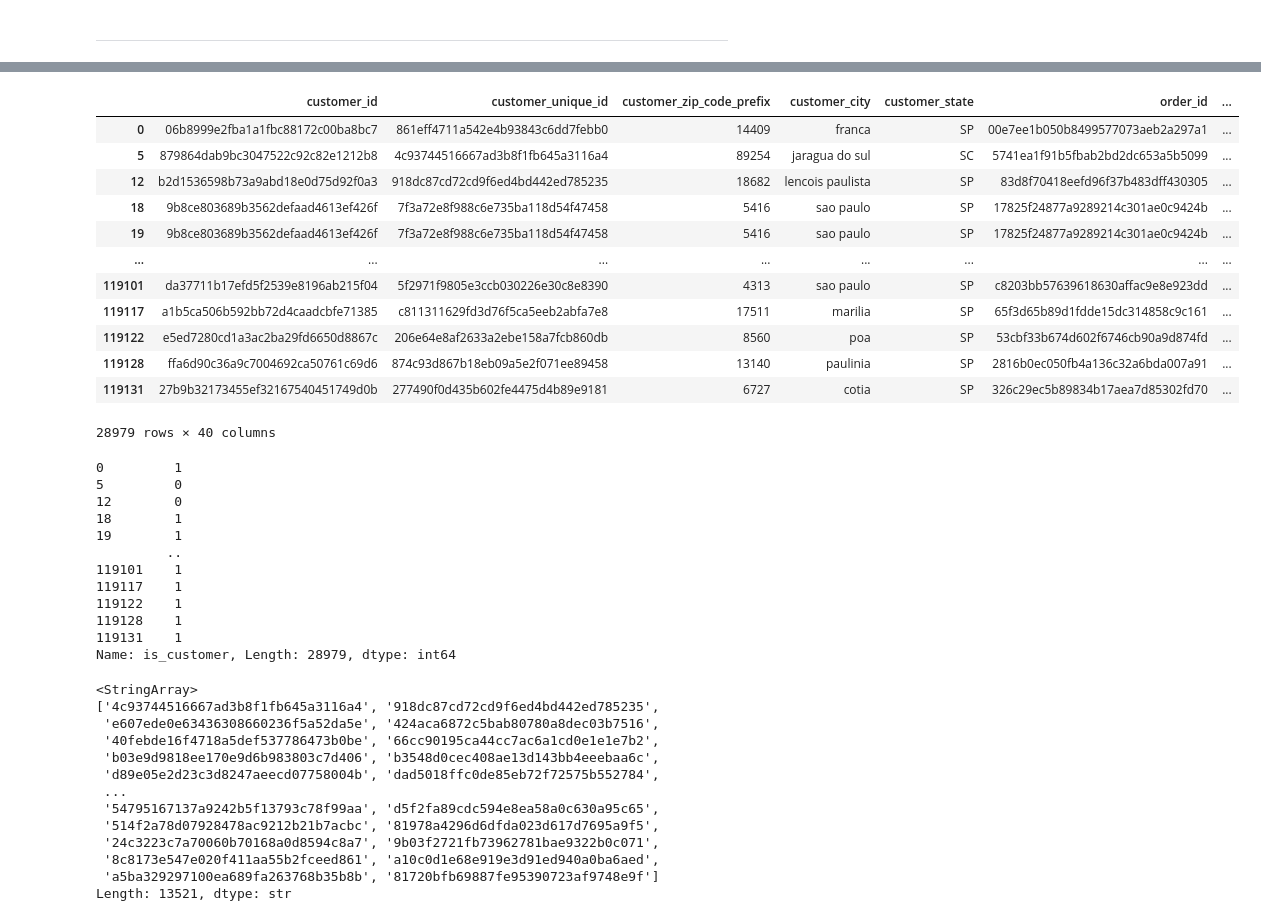
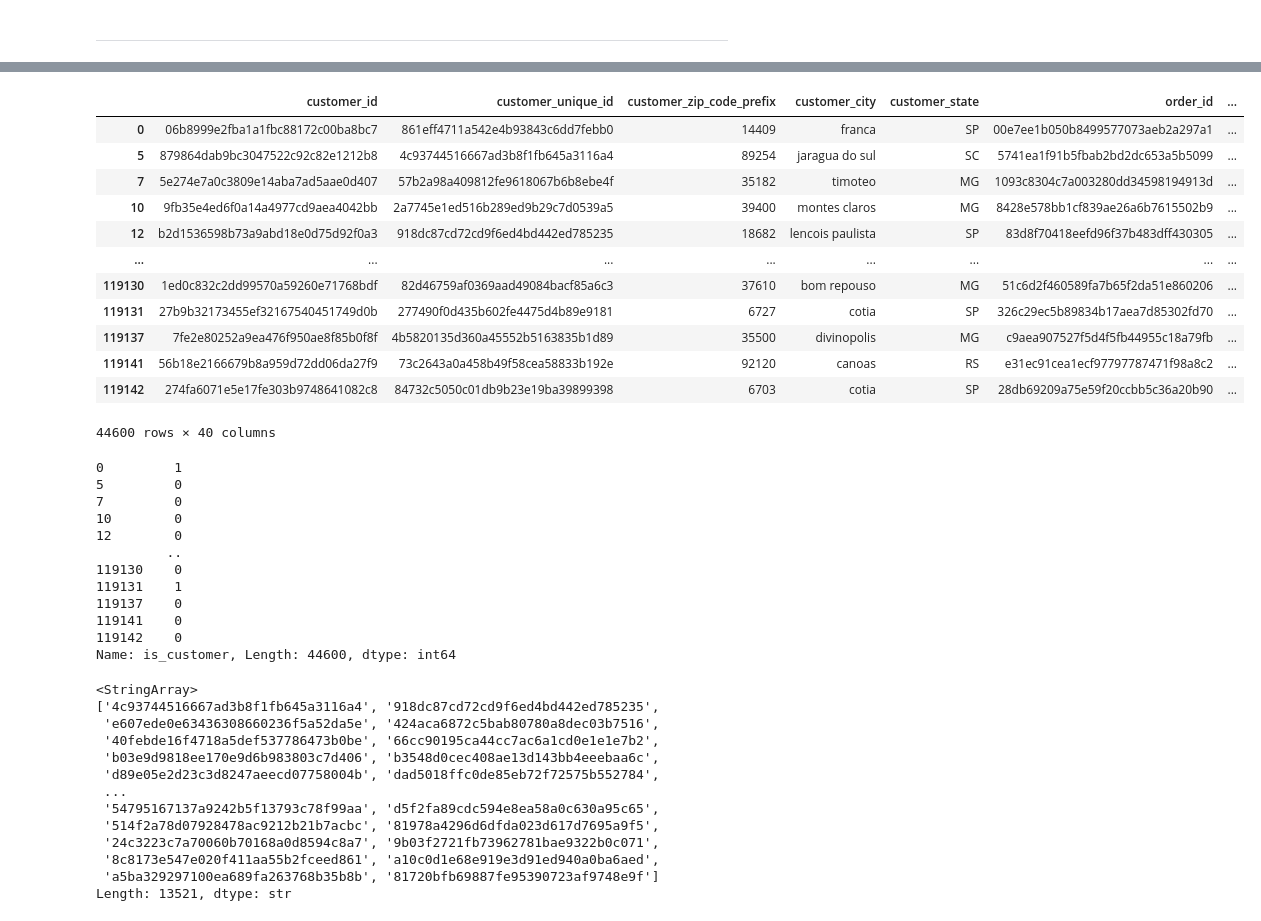
Before and after one commit to SilvanaKoga/tfm-uned-churn, a Jupyter notebook: Notebooks/Training_dataset.ipynb, the cells around one changed output, grey strips where cells are left out. Cells and saved outputs as stored; diff of their text form; code cells hidden in the pictures.

```diff
--- a/Notebooks/Training_dataset.ipynb
+++ b/Notebooks/Training_dataset.ipynb
@@ -470,5 +470,5 @@ Timestamp('2016-12-13 21:15:19')
 # %%
-end_date_one_hundred = one_hundred_days_later + pd.Timedelta(days= CHURN_DAYS)
+end_date_one_hundred_twenty = one_hundred_twenty_days_later + pd.Timedelta(days= CHURN_DAYS)
 
-end_date_one_hundred
+end_date_one_hundred_twenty
 # %% [output]
@@ -593,5 +593,5 @@ dataset_100_df.to_csv(r"C:\Users\Hallen\Documents\mis_cosas\silvana\master\tfm-u
 # %%
-start_date_100_t2 = end_date_one_hundred
+start_date_120_t2 = end_date_one_hundred_twenty
 
-start_date_100_t2
+start_date_120_t2
 # %% [output]
@@ -599,5 +599,5 @@ Timestamp('2017-03-23 21:15:19')
 # %%
-one_hundred_days_later_t2 = start_date_100_t2 + pd.Timedelta(days= CHURN_DAYS)
+one_hundred_twenty_days_later_t2 = start_date_120_t2 + pd.Timedelta(days= CHURN_DAYS)
 
-one_hundred_days_later_t2
+one_hundred_twenty_days_later_t2
 # %% [output]
@@ -605,5 +605,5 @@ Timestamp('2017-07-01 21:15:19')
 # %%
-end_date_one_hundred_t2 = one_hundred_days_later_t2 + pd.Timedelta(days= CHURN_DAYS)
+end_date_one_hundred_twenty_t2 = one_hundred_twenty_days_later_t2 + pd.Timedelta(days= CHURN_DAYS)
 
-end_date_one_hundred_t2
+end_date_one_hundred_twenty_t2
 # %% [output]
@@ -611,39 +611,39 @@ Timestamp('2017-10-09 21:15:19')
 # %%
-obs_100_df_t2 = olist_df[(olist_df["order_purchase_timestamp"]>= start_date_100_t2) & (olist_df["order_purchase_timestamp"] < end_date_one_hundred_t2)]
+obs_120_df_t2 = olist_df[(olist_df["order_purchase_timestamp"]>= start_date_120_t2) & (olist_df["order_purchase_timestamp"] < end_date_one_hundred_twenty_t2)]
 
-obs_100_df_t2
+obs_120_df_t2
 # %% [output]
 |  | customer_id | customer_unique_id | customer_zip_code_prefix | customer_city | customer_state | order_id | ... |
 | 0 | 06b8999e2fba1a1fbc88172c00ba8bc7 | 861eff4711a542e4b93843c6dd7febb0 | 14409 | franca | SP | 00e7ee1b050b8499577073aeb2a297a1 | ... |
 | 5 | 879864dab9bc3047522c92c82e1212b8 | 4c93744516667ad3b8f1fb645a3116a4 | 89254 | jaragua do sul | SC | 5741ea1f91b5fbab2bd2dc653a5b5099 | ... |
+| 7 | 5e274e7a0c3809e14aba7ad5aae0d407 | 57b2a98a409812fe9618067b6b8ebe4f | 35182 | timoteo | MG | 1093c8304c7a003280dd34598194913d | ... |
+| 10 | 9fb35e4ed6f0a14a4977cd9aea4042bb | 2a7745e1ed516b289ed9b29c7d0539a5 | 39400 | montes claros | MG | 8428e578bb1cf839ae26a6b7615502b9 | ... |
 | 12 | b2d1536598b73a9abd18e0d75d92f0a3 | 918dc87cd72cd9f6ed4bd442ed785235 | 18682 | lencois paulista | SP | 83d8f70418eefd96f37b483dff430305 | ... |
-| 18 | 9b8ce803689b3562defaad4613ef426f | 7f3a72e8f988c6e735ba118d54f47458 | 5416 | sao paulo | SP | 17825f24877a9289214c301ae0c9424b | ... |
-| 19 | 9b8ce803689b3562defaad4613ef426f | 7f3a72e8f988c6e735ba118d54f47458 | 5416 | sao paulo | SP | 17825f24877a9289214c301ae0c9424b | ... |
 | ... | ... | ... | ... | ... | ... | ... | ... |
-| 119101 | da37711b17efd5f2539e8196ab215f04 | 5f2971f9805e3ccb030226e30c8e8390 | 4313 | sao paulo | SP | c8203bb57639618630affac9e8e923dd | ... |
-| 119117 | a1b5ca506b592bb72d4caadcbfe71385 | c811311629fd3d76f5ca5eeb2abfa7e8 | 17511 | marilia | SP | 65f3d65b89d1fdde15dc314858c9c161 | ... |
-| 119122 | e5ed7280cd1a3ac2ba29fd6650d8867c | 206e64e8af2633a2ebe158a7fcb860db | 8560 | poa | SP | 53cbf33b674d602f6746cb90a9d874fd | ... |
-| 119128 | ffa6d90c36a9c7004692ca50761c69d6 | 874c93d867b18eb09a5e2f071ee89458 | 13140 | paulinia | SP | 2816b0ec050fb4a136c32a6bda007a91 | ... |
+| 119130 | 1ed0c832c2dd99570a59260e71768bdf | 82d46759af0369aad49084bacf85a6c3 | 37610 | bom repouso | MG | 51c6d2f460589fa7b65f2da51e860206 | ... |
 | 119131 | 27b9b32173455ef32167540451749d0b | 277490f0d435b602fe4475d4b89e9181 | 6727 | cotia | SP | 326c29ec5b89834b17aea7d85302fd70 | ... |
+| 119137 | 7fe2e80252a9ea476f950ae8f85b0f8f | 4b5820135d360a45552b5163835b1d89 | 35500 | divinopolis | MG | c9aea907527f5d4f5fb44955c18a79fb | ... |
+| 119141 | 56b18e2166679b8a959d72dd06da27f9 | 73c2643a0a458b49f58cea58833b192e | 92120 | canoas | RS | e31ec91cea1ecf97797787471f98a8c2 | ... |
+| 119142 | 274fa6071e5e17fe303b9748641082c8 | 84732c5050c01db9b23e19ba39899398 | 6703 | cotia | SP | 28db69209a75e59f20ccbb5c36a20b90 | ... |
-28979 rows × 40 columns
+44600 rows × 40 columns
 # %%
-obs_100_df_t2["is_customer"] = (
-    (obs_100_df_t2["order_purchase_timestamp"] >= start_date_100_t2) &
-    (obs_100_df_t2["order_purchase_timestamp"] < one_hundred_days_later_t2)
+obs_120_df_t2["is_customer"] = (
+    (obs_120_df_t2["order_purchase_timestamp"] >= start_date_120_t2) &
+    (obs_120_df_t2["order_purchase_timestamp"] < one_hundred_twenty_days_later_t2)
 ).astype(int)
 
-obs_100_df_t2["is_customer"]
+obs_120_df_t2["is_customer"]
 # %% [output]
 0         1
 5         0
+7         0
+10        0
 12        0
-18        1
-19        1
          ..
-119101    1
-119117    1
-119122    1
-119128    1
+119130    0
 119131    1
-Name: is_customer, Length: 28979, dtype: int64
+119137    0
+119141    0
+119142    0
+Name: is_customer, Length: 44600, dtype: int64
 # %%
```
Also changed, not shown: parts of 60 cells of this notebook, 1 other file.
